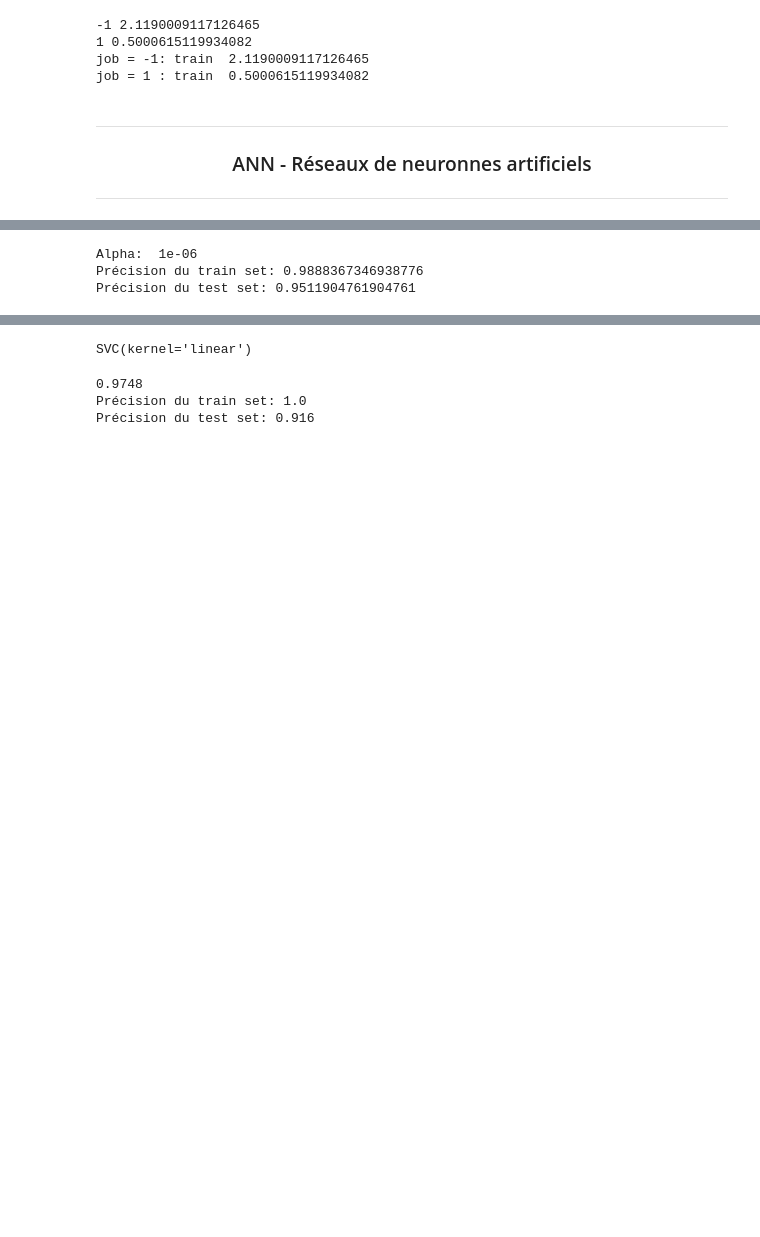
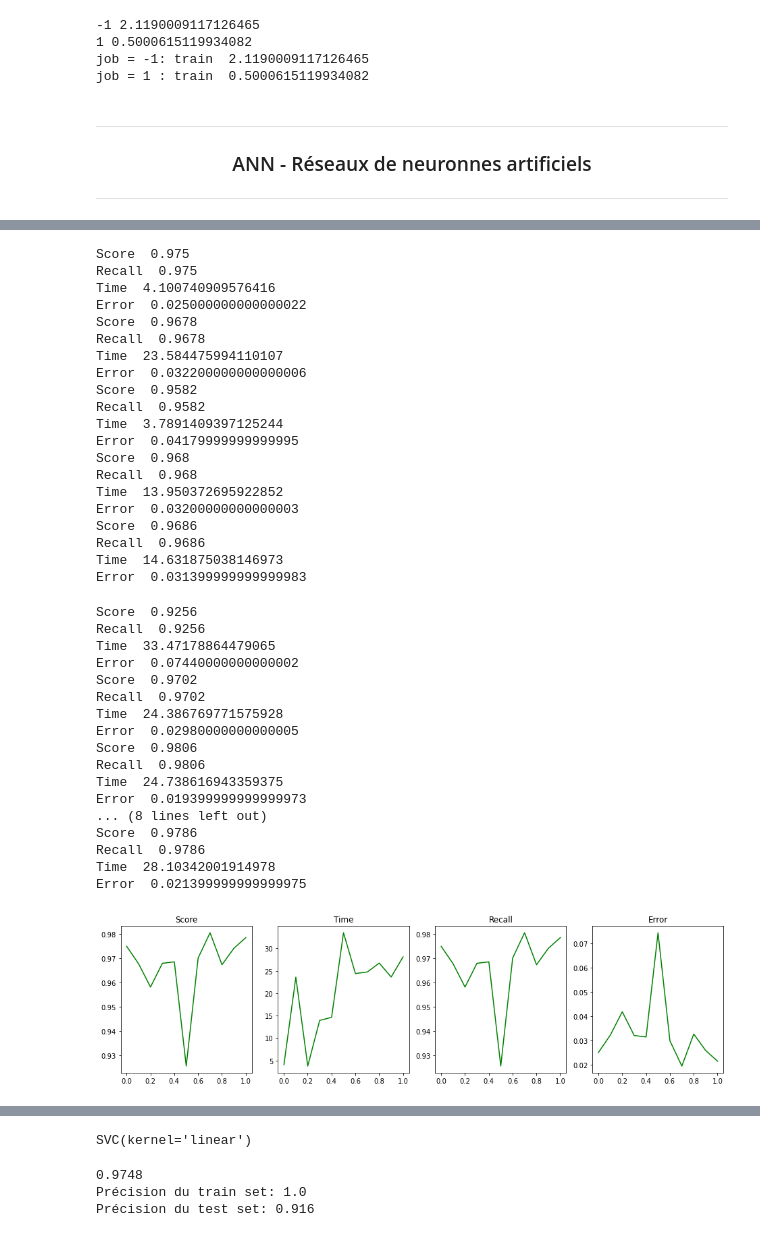
Before and after one commit to AurianeLRT/Apprentissag_Supervise, a Jupyter notebook: Apprentissage supervise.ipynb, the cells around one changed output, grey strips where cells are left out. Cells and saved outputs as stored; diff of their text form; code cells hidden in the pictures; blank space fills up the shorter version.

```diff
--- a/Apprentissage supervise.ipynb
+++ b/Apprentissage supervise.ipynb
@@ -318,14 +405,66 @@ Score relu =  0.9788428571428571
 # %%
-alphas=[x/10000 for x in range(1,1000,100)]
-alphas=[0.000001]
+# Varier la valeur de la régularisation L2 (paramètre α).
+alphas=[x/1000 for x in range(1,1100,100)]
+scores = []
+times = []
+recalls = []
+errors = []
 for a in alphas:
-    clf = MLPClassifier(hidden_layer_sizes=(50),alpha=a).fit(xtrain,ytrain)
-    print("Alpha: ",a)
-    print("Précision du train set:",clf.score(xtrain,ytrain))
-    print("Précision du test set:",clf.score(xtest,ytest))
-    print("")
+    begin = time.time()
+    clf = MLPClassifier(hidden_layer_sizes=layers,solver='adam',activation='relu',alpha=a, max_iter = 400 ).fit(xtrain,ytrain)
+    end = time.time()
+    score = precision_score(clf.predict(data),target.values,average='micro')
+    scores.append(score)
+    t = end-begin
+    times.append(t)
+    recall = recall_score(target,clf.predict(data),average='micro')
+    recalls.append(recall)
+    error = metrics.zero_one_loss(target,clf.predict(data))
+    errors.append(error)
+    print('Alpha ' , a )
+    print('Score ' , score )
+    print('Recall ' , recall)
+    print('Time ' , t)
+    print('Error ' , error)
+
+plot(alphas, scores, times, recalls, errors)
 # %% [output]
-Alpha:  1e-06
-Précision du train set: 0.9888367346938776
-Précision du test set: 0.9511904761904761
+Score  0.975
+Recall  0.975
+Time  4.100740909576416
+Error  0.025000000000000022
+Score  0.9678
+Recall  0.9678
+Time  23.584475994110107
+Error  0.032200000000000006
+Score  0.9582
+Recall  0.9582
+Time  3.7891409397125244
+Error  0.04179999999999995
+Score  0.968
+Recall  0.968
+Time  13.950372695922852
+Error  0.03200000000000003
+Score  0.9686
+Recall  0.9686
+Time  14.631875038146973
+Error  0.031399999999999983
+Score  0.9256
+Recall  0.9256
+Time  33.47178864479065
+Error  0.07440000000000002
+Score  0.9702
+Recall  0.9702
+Time  24.386769771575928
+Error  0.02980000000000005
+Score  0.9806
+Recall  0.9806
+Time  24.738616943359375
+Error  0.019399999999999973
+... (8 lines left out)
+Score  0.9786
+Recall  0.9786
+Time  28.10342001914978
+Error  0.021399999999999975
+[figure, added]
 # %%
```
Also changed, not shown: parts of 12 cells of this notebook.
